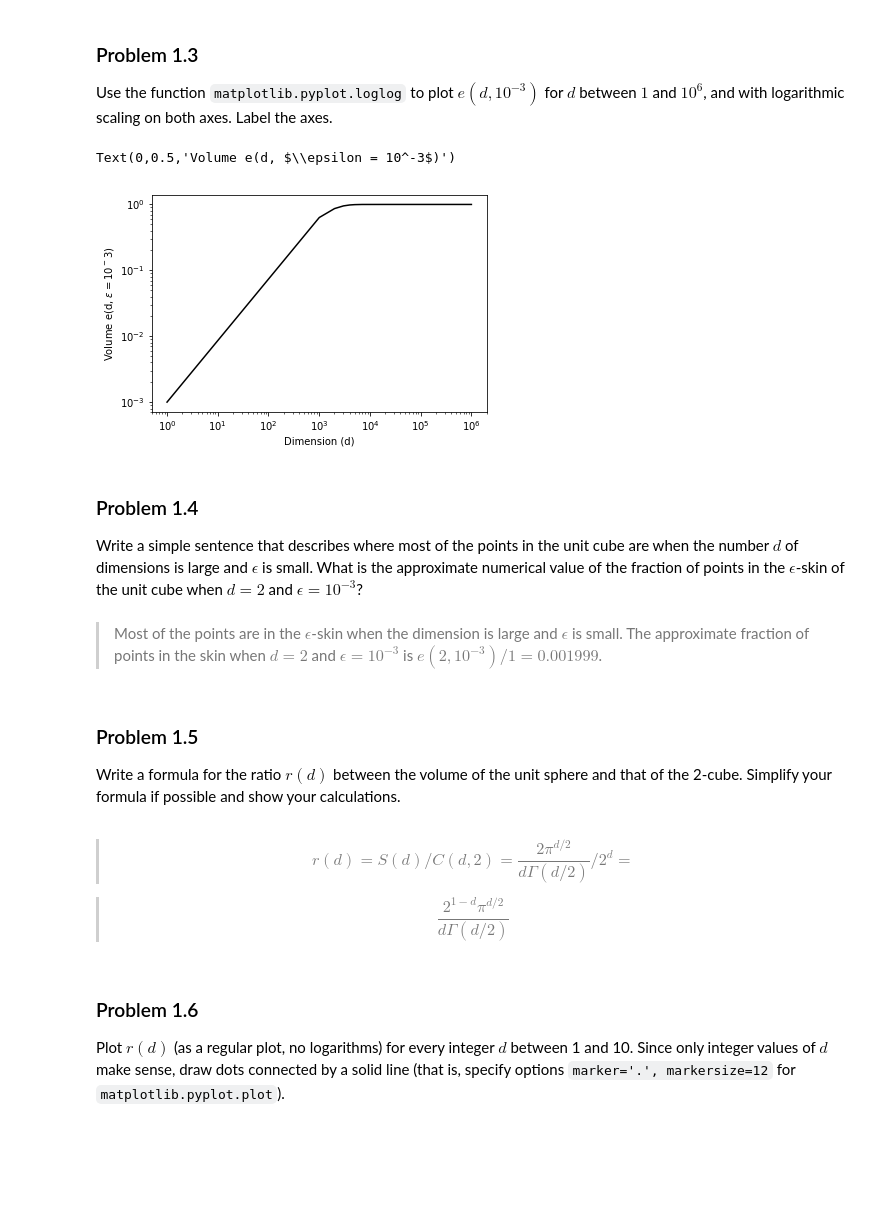
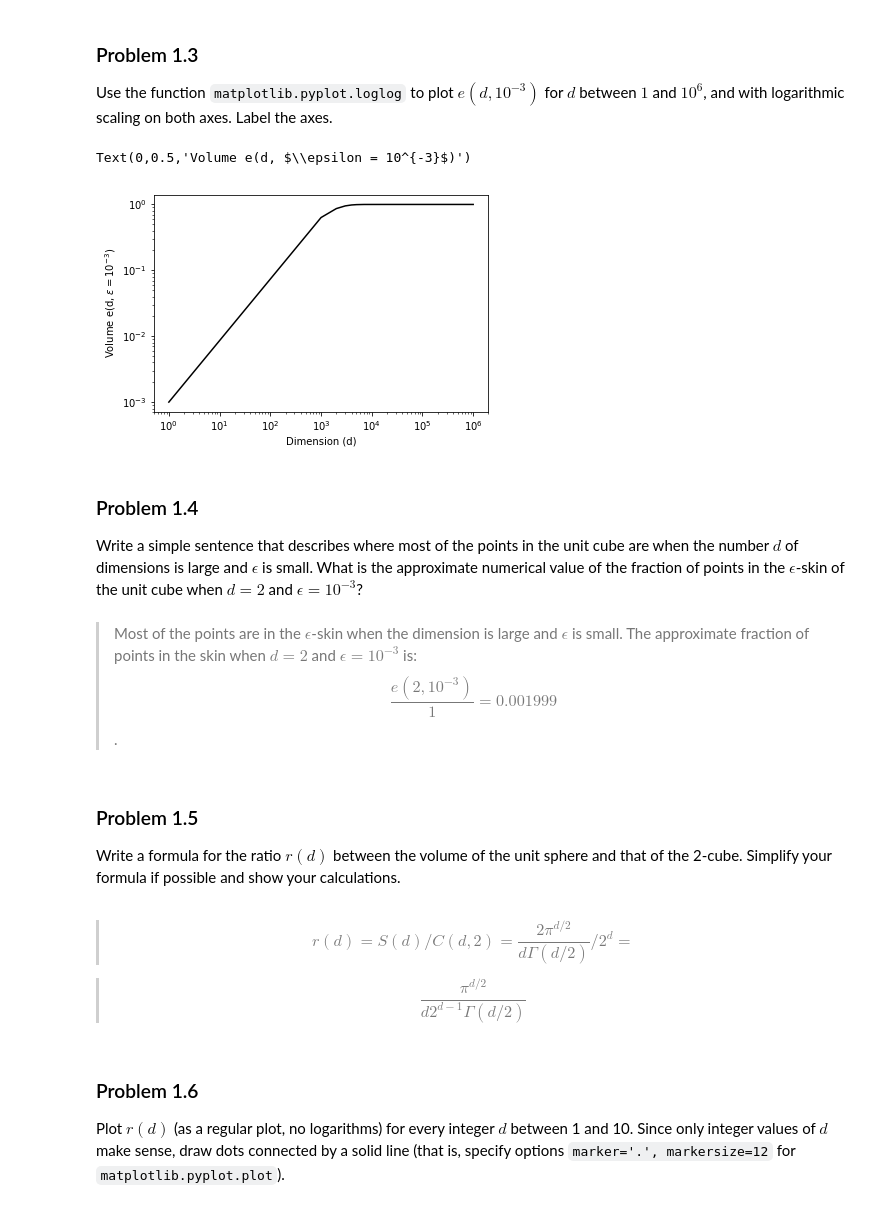
Before and after one commit to divchowbey/CS371, a Jupyter notebook: HW2/homework02.ipynb, the cells around one changed output. Cells and saved outputs as stored; diff of their text form; code cells hidden in the pictures; blank space fills up the shorter version.

```diff
--- a/HW2/homework02.ipynb
+++ b/HW2/homework02.ipynb
@@ -27,26 +27,27 @@ Use the function `matplotlib.pyplot.loglog` to plot $e(d, 10^{-3})$ for $d$ betw
 # %%
 import matplotlib.pyplot as plt
 import numpy as np
 %matplotlib inline
 
 x = np.linspace(1, 10**6, 1000)
 
 def vol(x):
     return 1 - (1-10**-3)**x
 
 y = vol(x)
 plt.loglog(x, y, 'k-')
 plt.xlabel('Dimension (d)')
-plt.ylabel('Volume e(d, $\epsilon = 10^-3$)')
+plt.ylabel('Volume e(d, $\epsilon = 10^{-3}$)')
 # %% [output]
-Text(0,0.5,'Volume e(d, $\\epsilon = 10^-3$)')
+Text(0,0.5,'Volume e(d, $\\epsilon = 10^{-3}$)')
-[figure, old version]
+[figure, new version]
 # %% [markdown]
 ### Problem 1.4
 
 Write a simple sentence that describes where most of the points in the unit cube are when the number $d$ of dimensions is large and $\epsilon$ is small. What is the approximate numerical value of the fraction of points in the $\epsilon$-skin of the unit cube when $d=2$ and $\epsilon=10^{-3}$?
 # %% [markdown]
-> Most of the points are in the $\epsilon$-skin when the dimension is large and $\epsilon$ is small. The approximate fraction of points in the skin when $d=2$ and $\epsilon=10^{-3}$ is $e(2, 10^{-3}) / 1 = 0.001999$.
+> Most of the points are in the $\epsilon$-skin when the dimension is large and $\epsilon$ is small. The approximate fraction of points in the skin when $d=2$ and $\epsilon=10^{-3}$ is:
+$$\frac{e(2, 10^{-3})}{1} = 0.001999$$.
 # %% [markdown]
 ### Problem 1.5
 
@@ -54,7 +55,7 @@ Write a formula for the ratio $r(d)$ between the volume of the unit sphere and t
 # %% [markdown]
 > $$r(d) = S(d) / C(d, 2) = \frac{2\pi^{d/2}}{d\Gamma(d/2)} / 2^d = $$
 
-> $$ \frac{2^{1-d}\pi^{d/2}}{d\Gamma(d/2)} $$
+> $$ \frac{\pi^{d/2}}{d2^{d-1}\Gamma(d/2)} $$
 # %% [markdown]
 ### Problem 1.6
 
```
Also changed, not shown: parts of 1 cell of this notebook.
